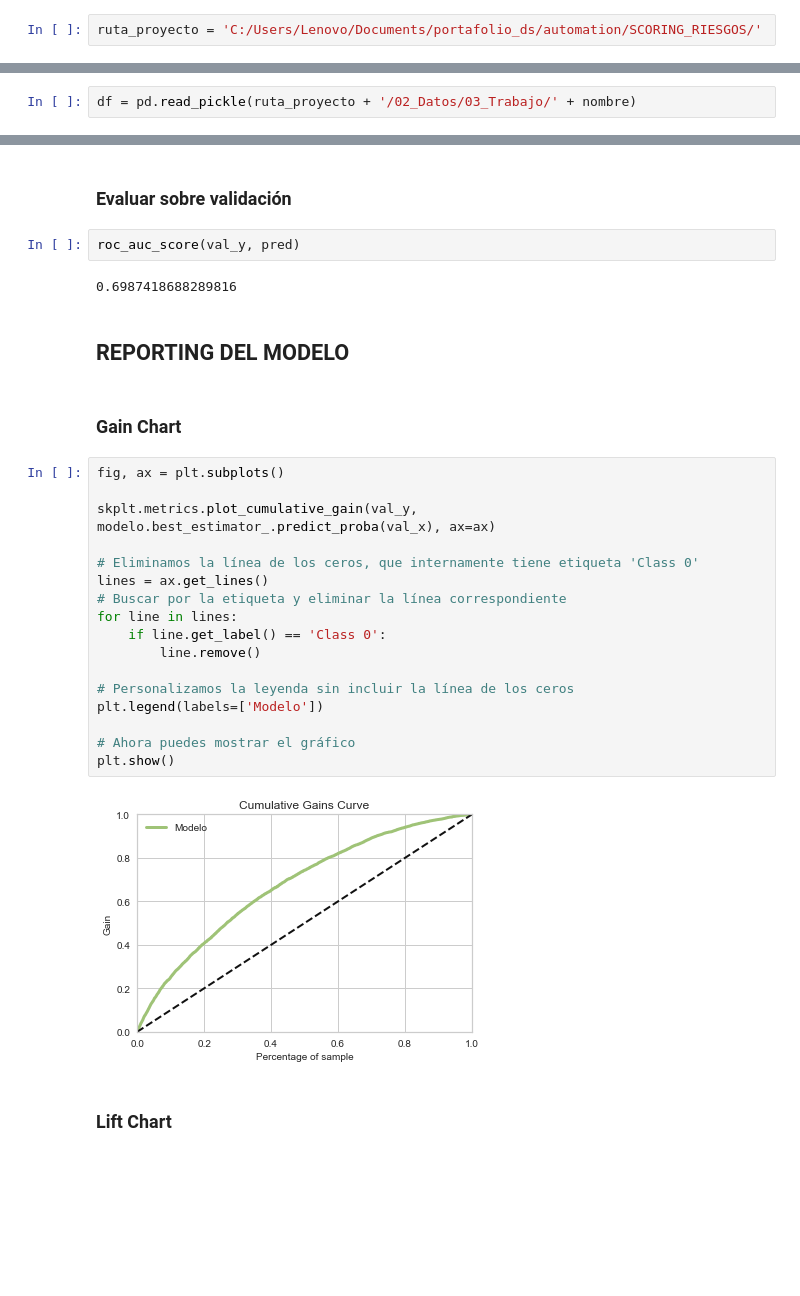
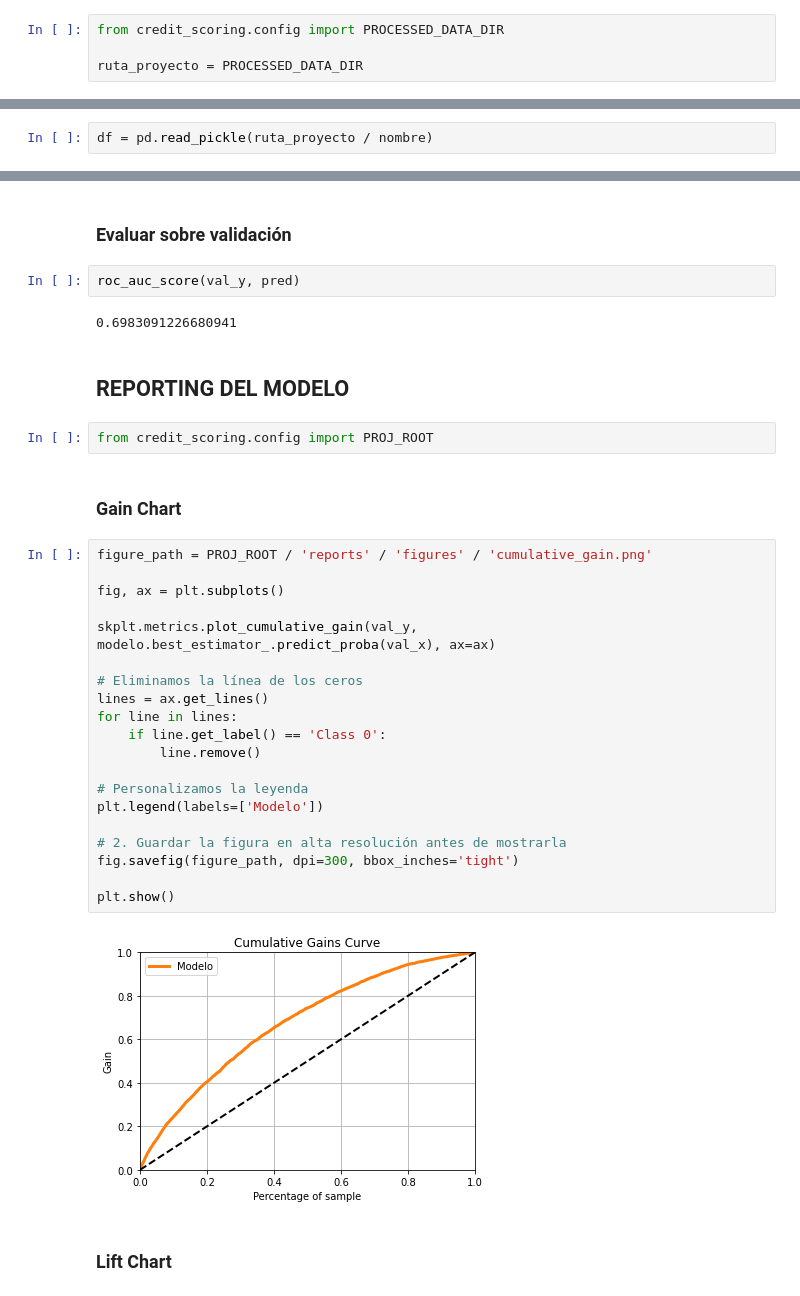
Before and after one commit to isailzc/credit_scoring, a Jupyter notebook: notebooks/05_Modelizacion Clasificacion PD.ipynb, the cells around one changed output, grey strips where cells are left out. Drawn from its saved outputs; the diff is of its cells as text; blank space fills up the shorter version.

```diff
--- a/notebooks/05_Modelizacion Clasificacion PD.ipynb
+++ b/notebooks/05_Modelizacion Clasificacion PD.ipynb
@@ -38,4 +37,6 @@ warnings.filterwarnings("ignore")
 # %% [markdown]
 Sustituir la ruta del proyecto.
 # %%
-ruta_proyecto = 'C:/Users/Lenovo/Documents/portafolio_ds/automation/SCORING_RIESGOS/'
+from credit_scoring.config import PROCESSED_DATA_DIR
+
+ruta_proyecto = PROCESSED_DATA_DIR
@@ -46,7 +49,7 @@ nombre = 'df_tablon_pd.pickle'
 # %% [markdown]
 Cargar los datos.
 # %%
-df = pd.read_pickle(ruta_proyecto + '/02_Datos/03_Trabajo/' + nombre)
+df = pd.read_pickle(ruta_proyecto / nombre)
 # %%
 df.target_pd.value_counts(normalize=True)
 # %% [output]
@@ -140,30 +143,35 @@ pred = rl.predict_proba(val_x)[:, 1]
 # %%
 roc_auc_score(val_y, pred)
 # %% [output]
-0.6987418688289816
+0.6983091226680941
 # %% [markdown]
 ## REPORTING DEL MODELO
+# %%
+from credit_scoring.config import PROJ_ROOT
 # %% [markdown]
 ### Gain Chart
 # %%
+figure_path = PROJ_ROOT / 'reports' / 'figures' / 'cumulative_gain.png'
+
 fig, ax = plt.subplots()
 
 skplt.metrics.plot_cumulative_gain(val_y, modelo.best_estimator_.predict_proba(val_x), ax=ax)
 
-# Eliminamos la línea de los ceros, que internamente tiene etiqueta 'Class 0'
+# Eliminamos la línea de los ceros
 lines = ax.get_lines()
-# Buscar por la etiqueta y eliminar la línea correspondiente
 for line in lines:
     if line.get_label() == 'Class 0':
         line.remove()
 
-# Personalizamos la leyenda sin incluir la línea de los ceros
+# Personalizamos la leyenda
 plt.legend(labels=['Modelo'])
 
-# Ahora puedes mostrar el gráfico
+# 2. Guardar la figura en alta resolución antes de mostrarla
+fig.savefig(figure_path, dpi=300, bbox_inches='tight')
+
 plt.show()
 # %% [output]
-[figure, old version]
+[figure, new version]
 # %% [markdown]
 ### Lift Chart
 # %%
```
Also changed, not shown: parts of 6 cells of this notebook, 7 other files.
